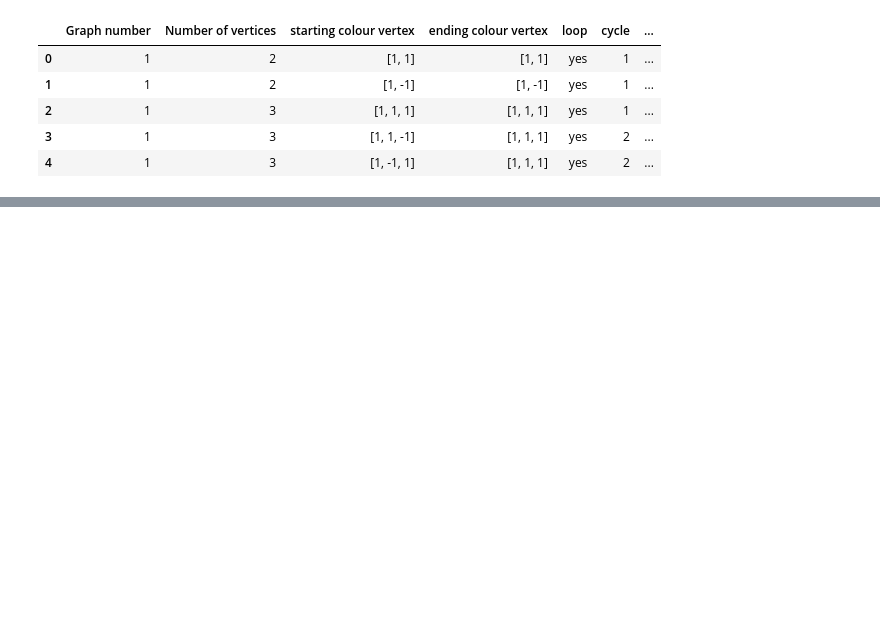
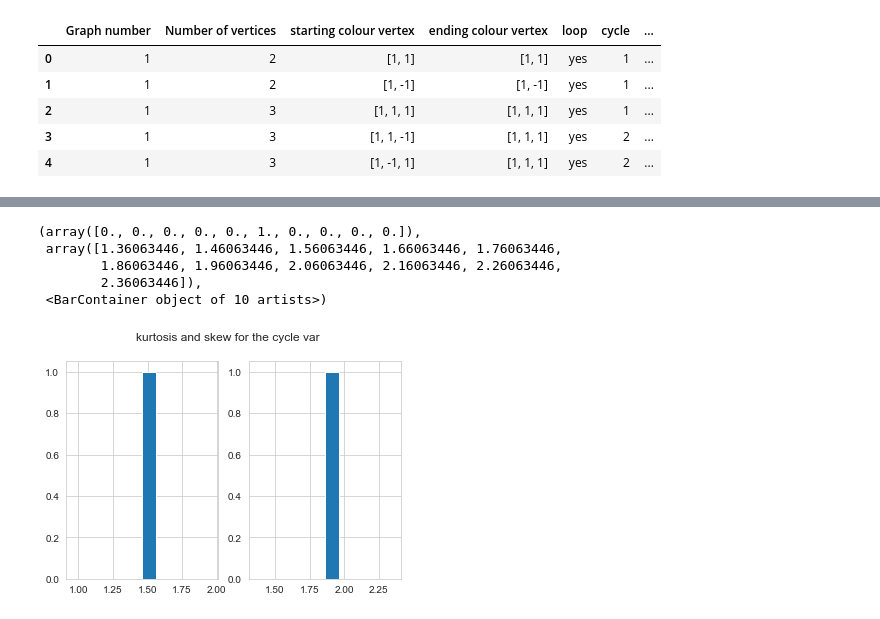
Before and after one commit to Sanskar-16/capstone, a Jupyter notebook: code/analysis.ipynb, the cells around one changed output, grey strips where cells are left out. Cells and saved outputs as stored; diff of their text form; code cells hidden in the pictures; blank space fills up the shorter version.

```diff
--- a/code/analysis.ipynb
+++ b/code/analysis.ipynb
@@ -28,0 +83,12 @@ sns.catplot(x="cycle", kind="count",
+# %%
+fig, axs = plt.subplots(1, 2)
+fig.suptitle('kurtosis and skew for the cycle var')
+axs[0].hist(kurt, bins =10)
+axs[1].hist(skew, bins =10)
+# %% [output]
+(array([0., 0., 0., 0., 0., 1., 0., 0., 0., 0.]),
+ array([1.36063446, 1.46063446, 1.56063446, 1.66063446, 1.76063446,
+        1.86063446, 1.96063446, 2.06063446, 2.16063446, 2.26063446,
+        2.36063446]),
+ <BarContainer object of 10 artists>)
+[figure, added]
```
Also changed, not shown: parts of 8 cells of this notebook, 1 other file.
